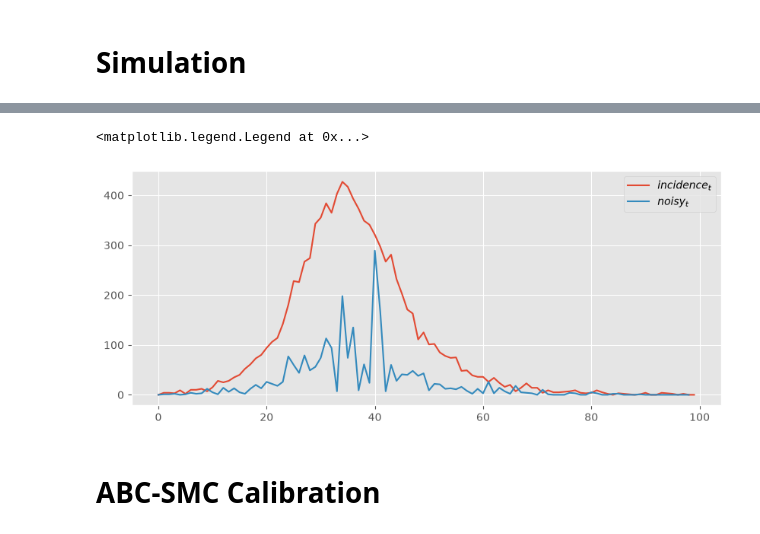
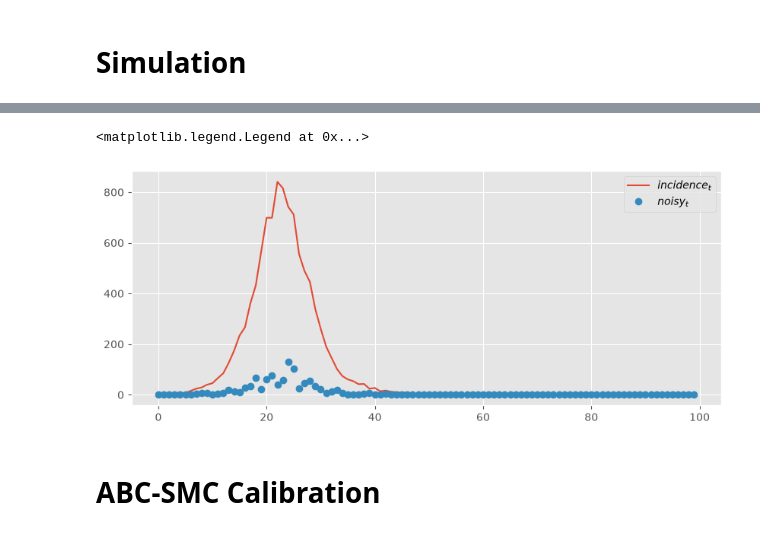
Before and after one commit to 19386928-oss/SIR_Model, a Jupyter notebook: src/Epydemix/ABC_SMC_Noisy.ipynb, the cells around one changed output, grey strips where cells are left out. Drawn from its saved outputs; the diff is of its cells as text; code cells hidden in the pictures.

```diff
--- a/src/Epydemix/ABC_SMC_Noisy.ipynb
+++ b/src/Epydemix/ABC_SMC_Noisy.ipynb
@@ -33,7 +33,7 @@ from Epy_functions import weighted_ess
 # Simulation
 # %%
 # Simulate an epidemic where the observations (incidence data) is only partially observed and overdispersed
-model_noisy = stochastic_sir_noisy(0.3, 0.1, 10000, 10, 100, 0.25, 2)
+model_noisy = stochastic_sir_noisy(0.45, 0.08, 10000, 10, 100, .1, 5)
 # %%
 # Isolate the observations
 observed_noisy = model_noisy['noisy']
@@ -58,13 +62,13 @@ plt.legend()
 # %%
 # Plot of true incidences vs observed incidences
 plt.style.use('ggplot')
 plt.figure(figsize=(10,4))
 plt.plot(model_noisy['incidence'], label=r'$incidence_t$')
-plt.plot(model_noisy['noisy'], label=r'$noisy_t$')
+plt.plot(model_noisy['noisy'], label=r'$noisy_t$', linestyle='', marker='o')
 plt.legend()
 # %% [output]
 <matplotlib.legend.Legend at 0x...>
-[figure, old version]
+[figure, new version]
 # %% [markdown]
 # ABC-SMC Calibration
 # %%
```
Also changed, not shown: parts of 1 cell of this notebook, 3 other files.
